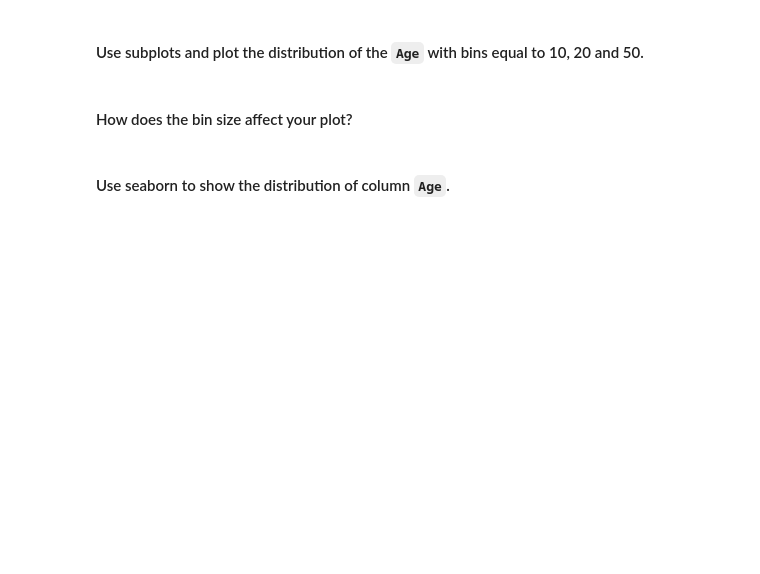
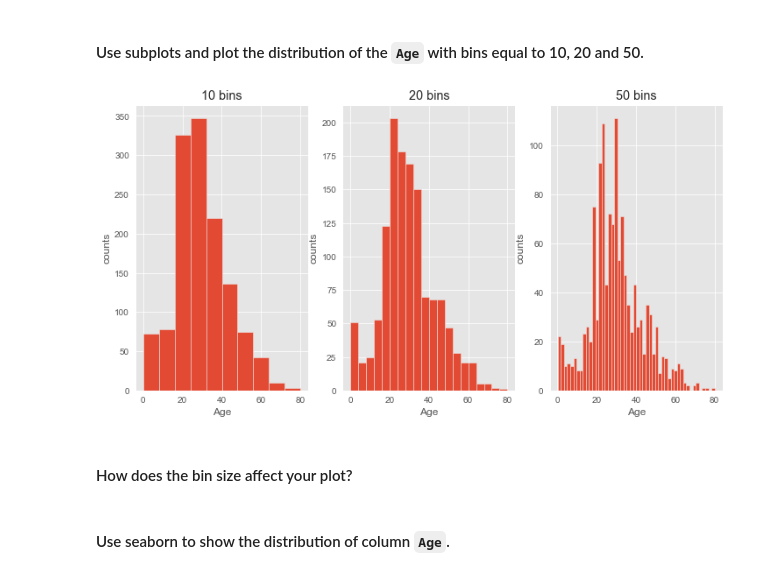
Before and after one commit to ta-data-remote/lab-matplotlib-seaborn, a Jupyter notebook: your-code/main.ipynb, the cells around one changed output. Drawn from its saved outputs; the diff is of its cells as text; code cells hidden in the pictures; blank space fills up the shorter version.

```diff
--- a/your-code/main.ipynb
+++ b/your-code/main.ipynb
@@ -391,2 +511,17 @@ plt.savefig('../figures/Steps_plot.png')
+# %%
+with plt.style.context('ggplot'):
+    fig, ax = plt.subplots(1,3,figsize = (12,6))
+    for a in ax:
+        a.set_xlabel("Age")
+        a.set_ylabel("counts")
+    ax[0].hist(titanic["Age"],bins=10)
+    ax[0].set_title('10 bins')
+    ax[1].hist(titanic["Age"],bins=20)
+    ax[1].set_title('20 bins')
+    ax[2].hist(titanic["Age"],bins=50)
+    ax[2].set_title('50 bins')
+    plt.show()
+# %% [output]
+[figure, added]
 # %% [markdown]
 #### How does the bin size affect your plot?
```
Also changed, not shown: parts of 59 cells of this notebook, 1 other file.
